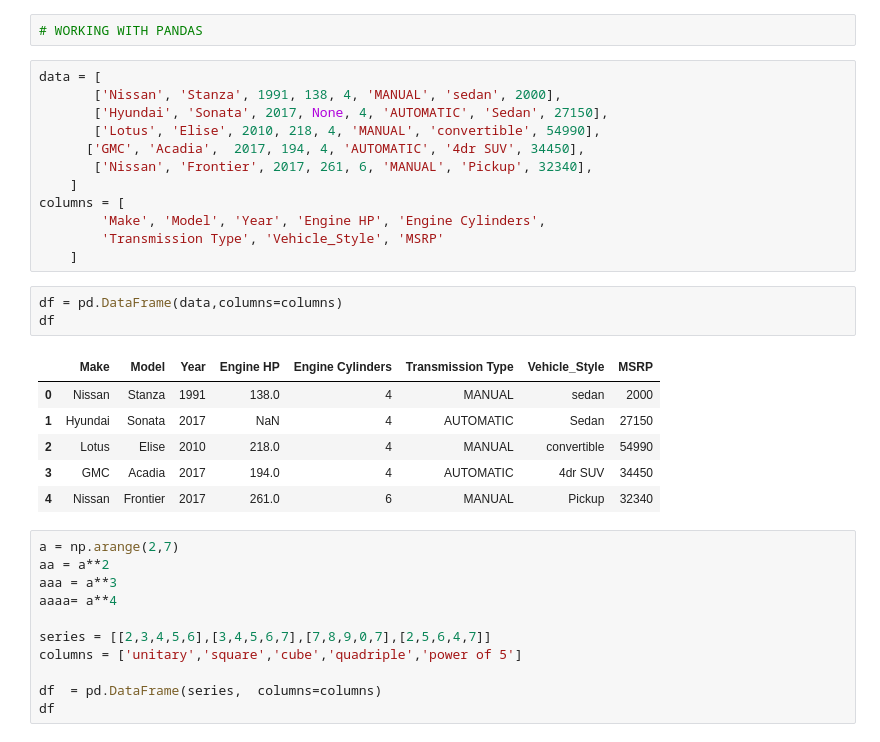
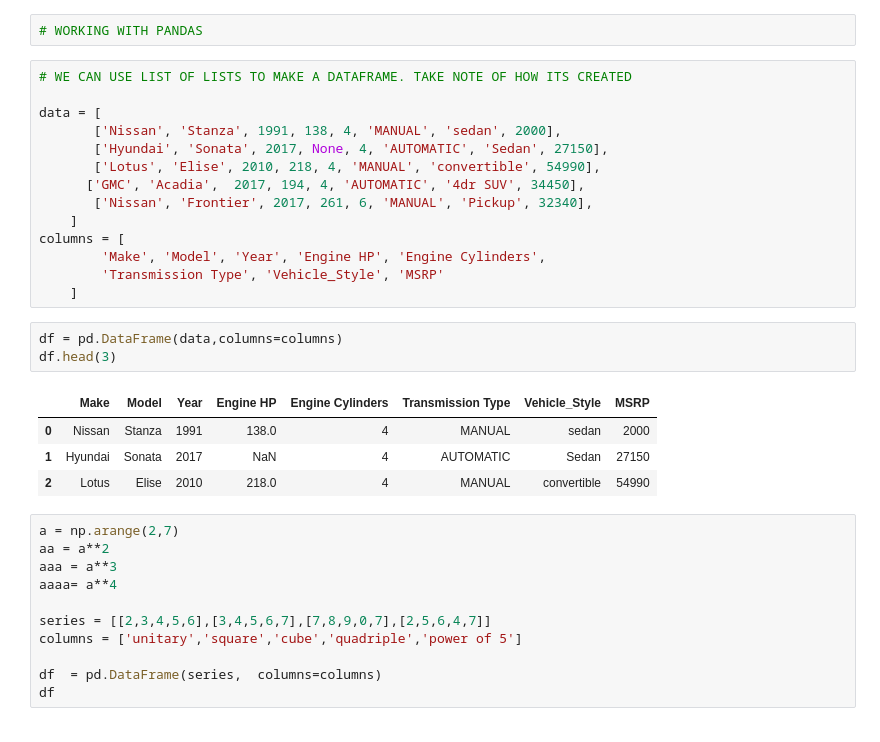
Before and after one commit to okechukwu-okolie/samuel-okolie-machine-learning-homework, a Jupyter notebook: 01.intro/examples.ipynb, the cells around one changed output. Drawn from its saved outputs; the diff is of its cells as text.

```diff
--- a/01.intro/examples.ipynb
+++ b/01.intro/examples.ipynb
@@ -312,6 +312,8 @@ array([[1., 2., 3.],
 # %%
 # WORKING WITH PANDAS
 # %%
+# WE CAN USE LIST OF LISTS TO MAKE A DATAFRAME. TAKE NOTE OF HOW ITS CREATED
+
 data = [
        ['Nissan', 'Stanza', 1991, 138, 4, 'MANUAL', 'sedan', 2000],
        ['Hyundai', 'Sonata', 2017, None, 4, 'AUTOMATIC', 'Sedan', 27150],
@@ -325,14 +327,12 @@ columns = [
     ]
 # %%
 df = pd.DataFrame(data,columns=columns)
-df
+df.head(3)
 # %% [output]
 |  | Make | Model | Year | Engine HP | Engine Cylinders | Transmission Type | Vehicle_Style | MSRP |
 | 0 | Nissan | Stanza | 1991 | 138.0 | 4 | MANUAL | sedan | 2000 |
 | 1 | Hyundai | Sonata | 2017 | NaN | 4 | AUTOMATIC | Sedan | 27150 |
 | 2 | Lotus | Elise | 2010 | 218.0 | 4 | MANUAL | convertible | 54990 |
-| 3 | GMC | Acadia | 2017 | 194.0 | 4 | AUTOMATIC | 4dr SUV | 34450 |
-| 4 | Nissan | Frontier | 2017 | 261.0 | 6 | MANUAL | Pickup | 32340 |
 # %%
 a = np.arange(2,7)
 aa = a**2
```
Also changed, not shown: parts of 7 cells of this notebook.
